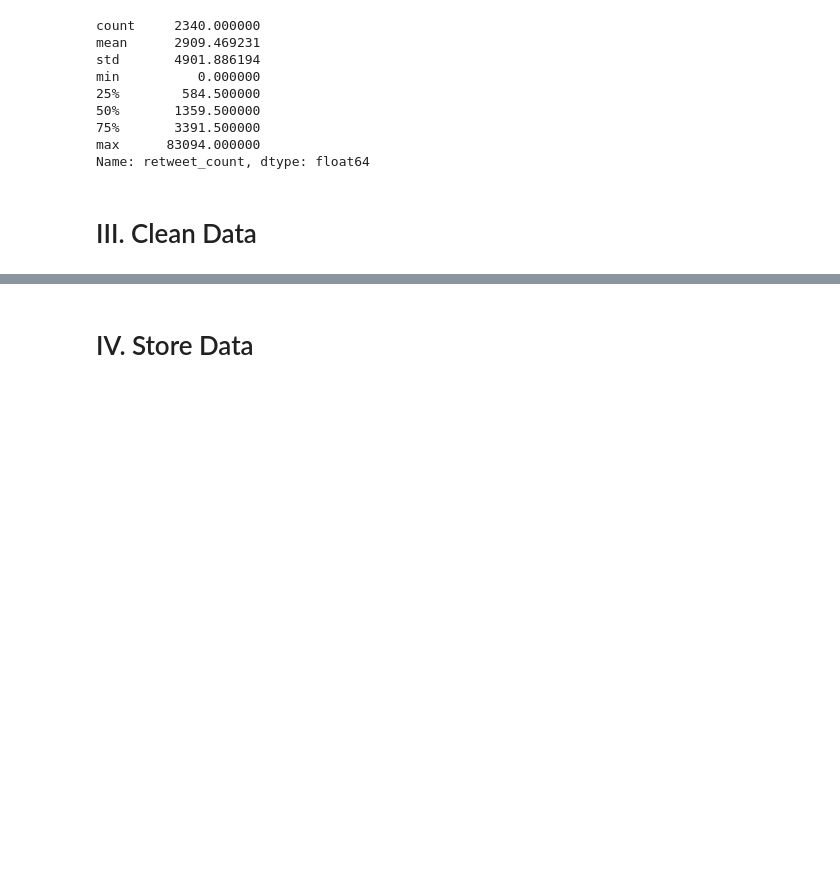
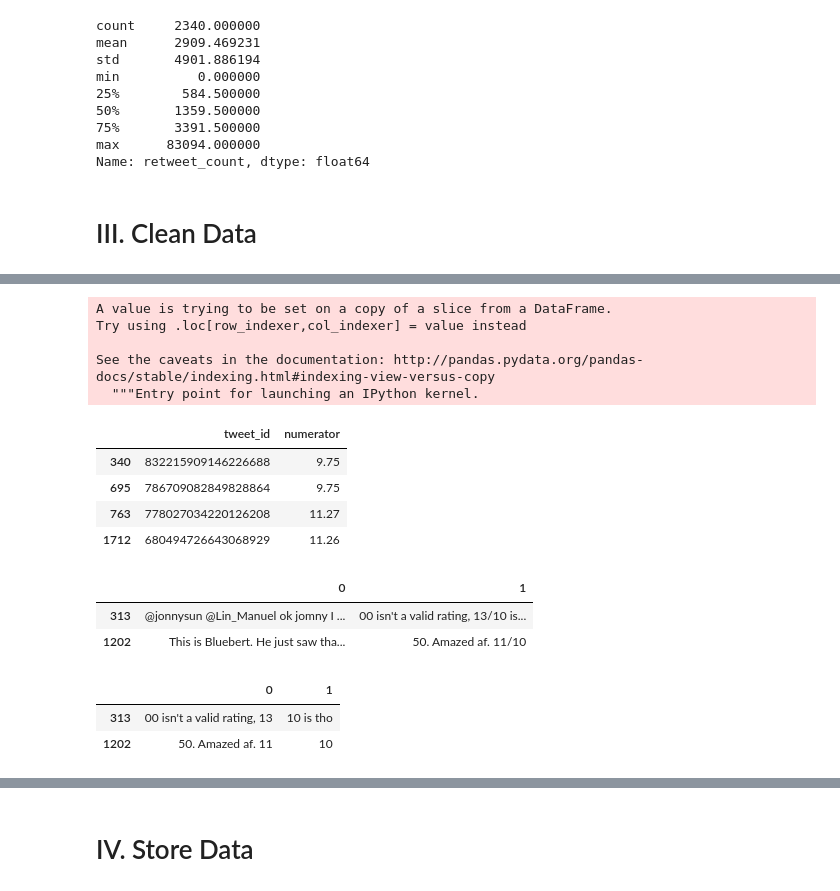
Before and after one commit to jemc36/Udacity-DAND-DataWrangling-TwitterAPI-WeRateDogs, a Jupyter notebook: wrangle_act.ipynb, the cells around one changed output, grey strips where cells are left out. Drawn from its saved outputs; the diff is of its cells as text; code cells hidden in the pictures; blank space fills up the shorter version.

```diff
--- a/wrangle_act.ipynb
+++ b/wrangle_act.ipynb
@@ -278,0 +335,15 @@ Name: retweet_count, dtype: float64
+# %%
+sub1["numerator"]= newsub[0].str.extract(r'(\d+\.\d+)$', expand=True).astype(float)
+sub1 = sub1[['tweet_id','numerator']]
+sub1
+# %% [output]
+A value is trying to be set on a copy of a slice from a DataFrame.
+Try using .loc[row_indexer,col_indexer] = value instead
+
+See the caveats in the documentation: http://pandas.pydata.org/pandas-docs/stable/indexing.html#indexing-view-versus-copy
+  """Entry point for launching an IPython kernel.
+|  | tweet_id | numerator |
+| 340 | 832215909146226688 | 9.75 |
+| 695 | 786709082849828864 | 9.75 |
+| 763 | 778027034220126208 | 11.27 |
+| 1712 | 680494726643068929 | 11.26 |
@@ -278,0 +353,14 @@ Name: retweet_count, dtype: float64
+# %%
+newsub = sub2['cleantext'].str.split('/', n=1, expand=True)
+newsub
+# %% [output]
+|  | 0 | 1 |
+| 313 | @jonnysun @Lin_Manuel ok jomny I ... | 00 isn't a valid rating, 13/10 is... |
+| 1202 | This is Bluebert. He just saw tha... | 50. Amazed af. 11/10 |
+# %%
+newsub2 = newsub[1].str.split('/', n=1, expand=True)
+newsub2
+# %% [output]
+|  | 0 | 1 |
+| 313 | 00 isn't a valid rating, 13 | 10 is tho |
+| 1202 | 50. Amazed af. 11 | 10 |
```
Also changed, not shown: parts of 22 cells of this notebook.
